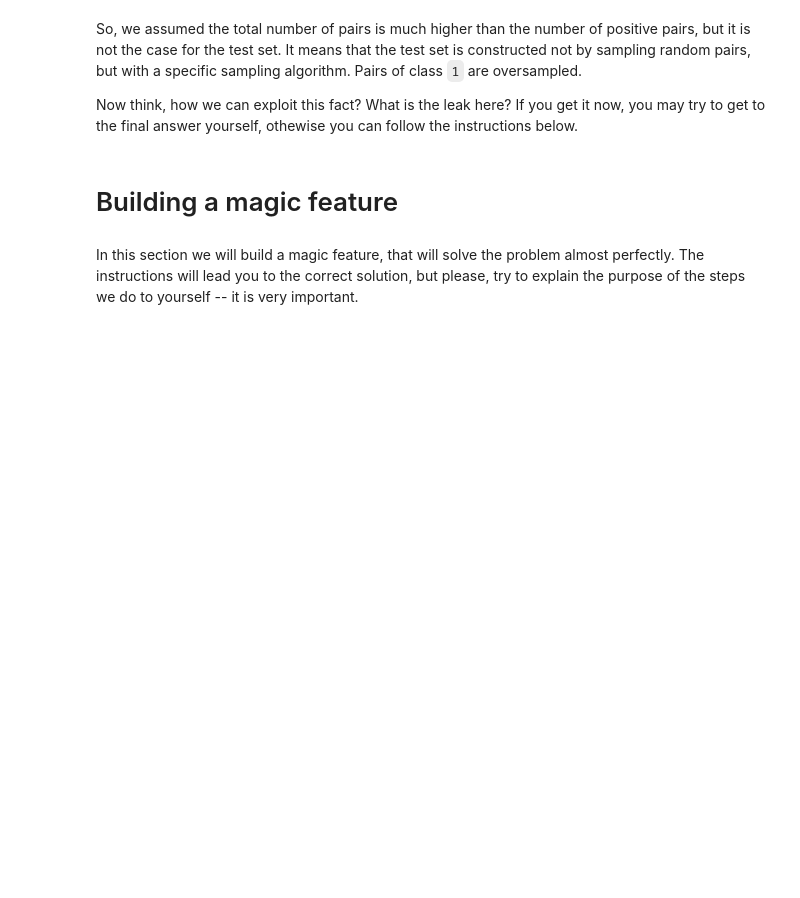
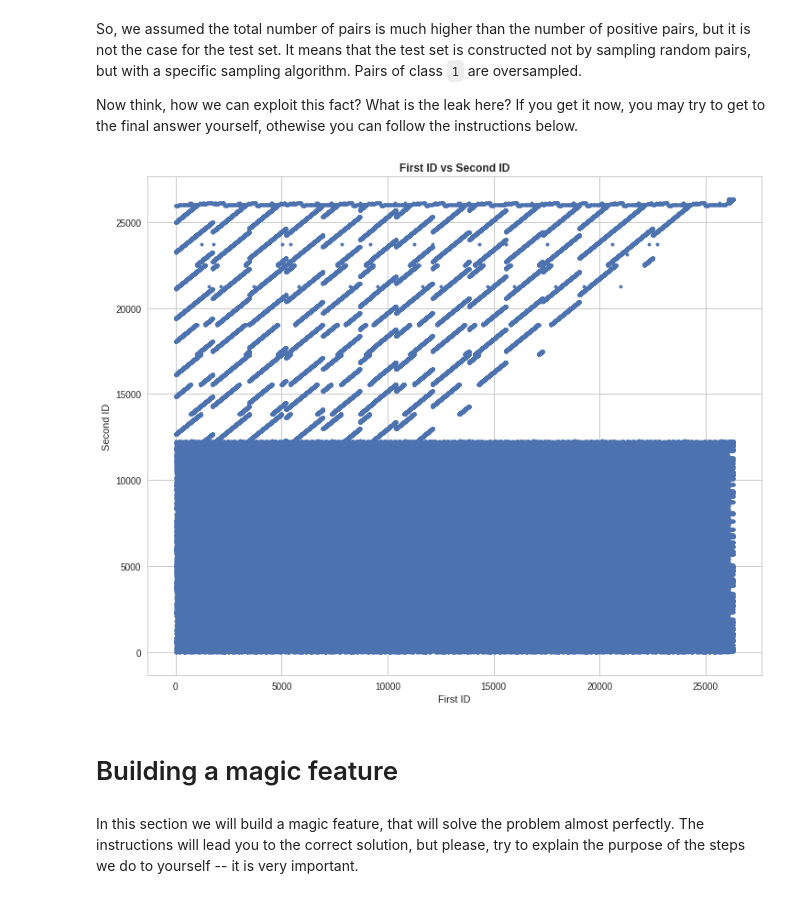
Before and after one commit to msankar/competitivedatascience, a Jupyter notebook: Week2/Data_leakages.ipynb, the cells around one changed output. Saved outputs shown, nothing was run; the diff lists cells and outputs as text; code cells hidden in the pictures; blank space fills up the shorter version.

```diff
--- a/Week2/Data_leakages.ipynb
+++ b/Week2/Data_leakages.ipynb
@@ -12,6 +12,12 @@ Now go through the notebook and complete the assignment.
 import numpy as np
 import pandas as pd
 import scipy.sparse
+import matplotlib.pyplot as pyplot
+import seaborn
+
+% matplotlib inline
+seaborn.set_style("whitegrid")
+FIGURE_SIZE = (12, 10)
 # %% [markdown]
 # Load the data
 # %% [markdown]
@@ -104,6 +125,14 @@ So, we assumed the total number of pairs is much higher than the number of posit
 Now think, how we can exploit this fact? What is the leak here? If you get it now, you may try to get to the final answer yourself, othewise you can follow the instructions below.
 # %%
 submit_allones.to_csv('submit_allones.csv', index=False)
+# %%
+figure, axe = pyplot.subplots(figsize=FIGURE_SIZE)
+axe.set_title("First ID vs Second ID", weight="bold")
+axe.set_xlabel("First ID")
+axe.set_ylabel("Second ID")
+plot = pyplot.scatter(test.FirstId, test.SecondId, marker='.')
+# %% [output]
+[figure, added]
 # %% [markdown]
 # Building a magic feature
 # %% [markdown]
```
Also changed, not shown: parts of 5 cells of this notebook, 15 other files.
